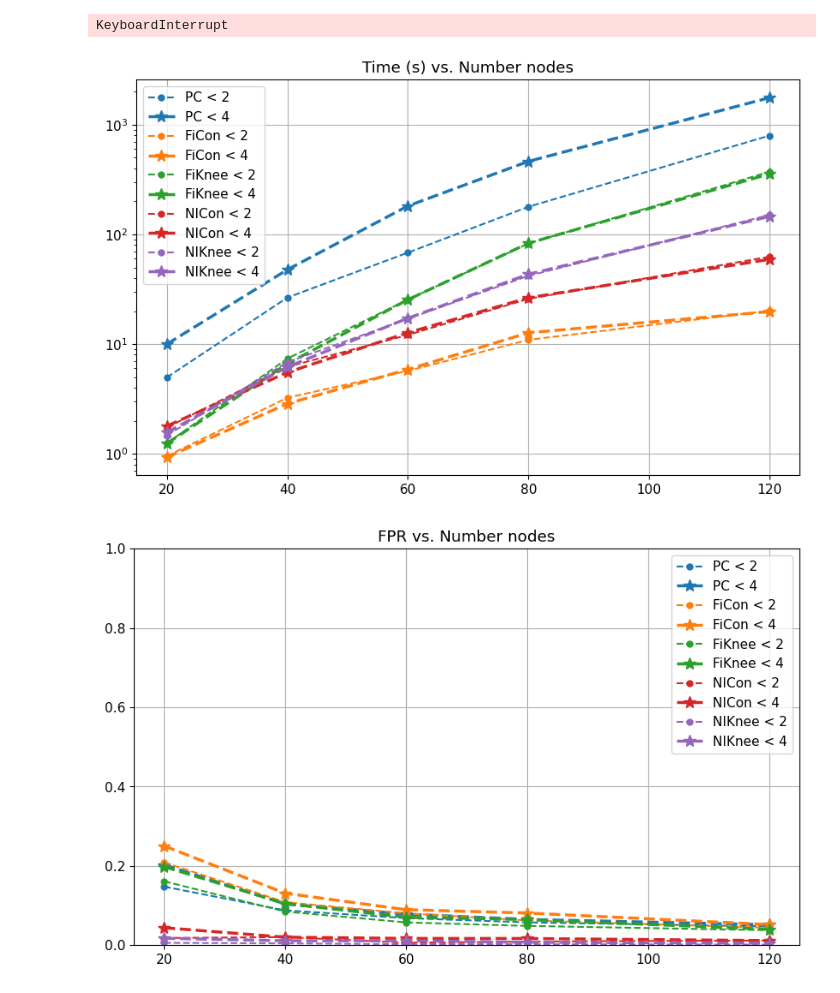
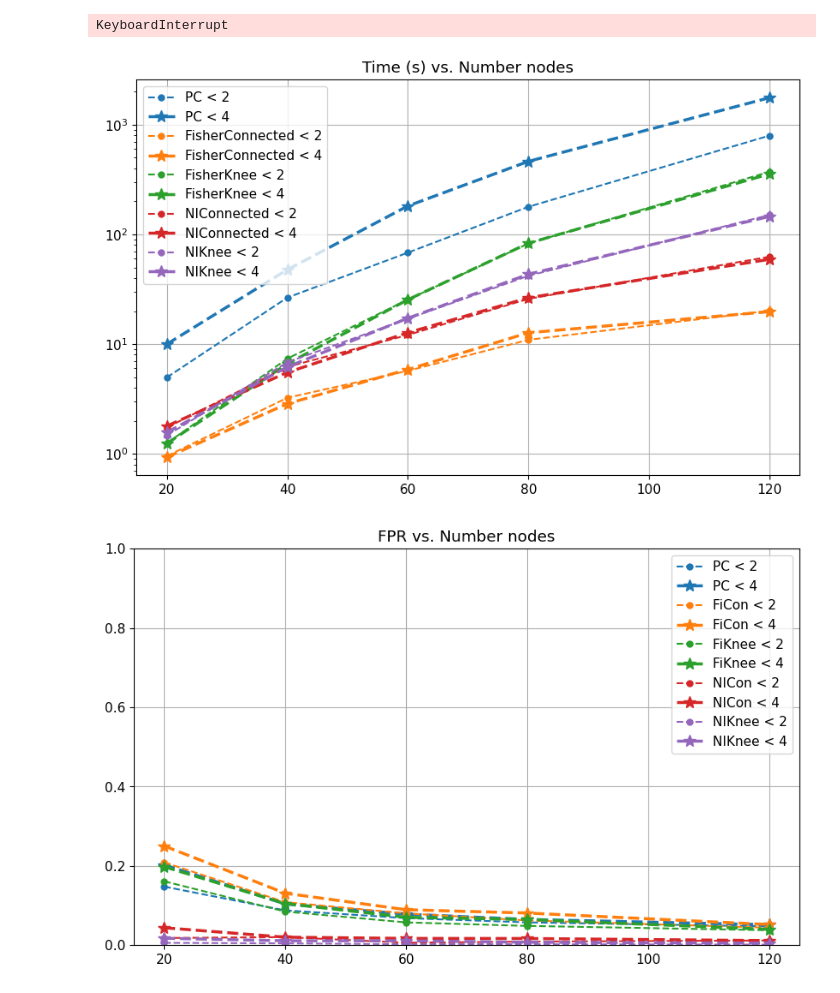
Before and after one commit to F-Barroso/Inference, a Jupyter notebook: Synthetic Data_ReviewAuto.ipynb, the cells around one changed output. Cells and saved outputs as stored; diff of their text form; code cells hidden in the pictures.

```diff
--- a/Synthetic Data_ReviewAuto.ipynb
+++ b/Synthetic Data_ReviewAuto.ipynb
@@ -300,20 +295,21 @@ data = np.loadtxt("sythmeasures_data.txt")
 # %%
 pl.figure(figsize=(10,6))
 colors=['tab:blue','tab:orange','tab:green','tab:red','tab:purple']
+legends=['PC', 'FisherConnected', 'FisherKnee', 'NIConnected', 'NIKnee']
 columns=[2,8,14,20,26]
 for i in range(5):
     pl.plot(np.unique(data[:,0]),
             np.array([np.mean(data[(data[:,0]==n_nodes)&(data[:,1]<2)],axis=0)[columns[i]] for n_nodes in np.unique(data[:,0])]),
             '.--',color=colors[i],markersize=10,label=legends[i] + ' < 2')
     pl.plot(np.unique(data[:,0]),
         np.array([np.mean(data[(data[:,0]==n_nodes)&(data[:,1]>2)&(data[:,1]<4)],axis=0)[columns[i]] for n_nodes in np.unique(data[:,0])]),
         '*--',color=colors[i],linewidth=2.5,markersize=10,label=legends[i] + ' < 4')
 pl.yscale("log")
 pl.title("Time (s) vs. Number nodes")
 pl.grid(),pl.legend()
 pl.show()
 # %% [output]
-[figure, old version]
+[figure, new version]
 # %%
 pl.figure(figsize=(10,6))
 colors=['tab:blue','tab:orange','tab:green','tab:red','tab:purple']
```
Also changed, not shown: parts of 5 cells of this notebook.
